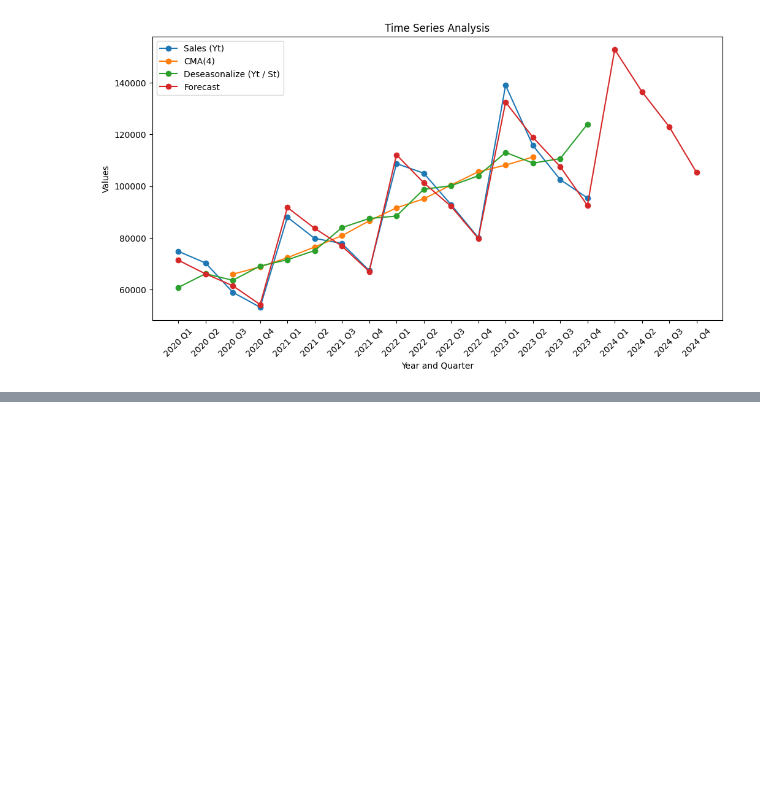
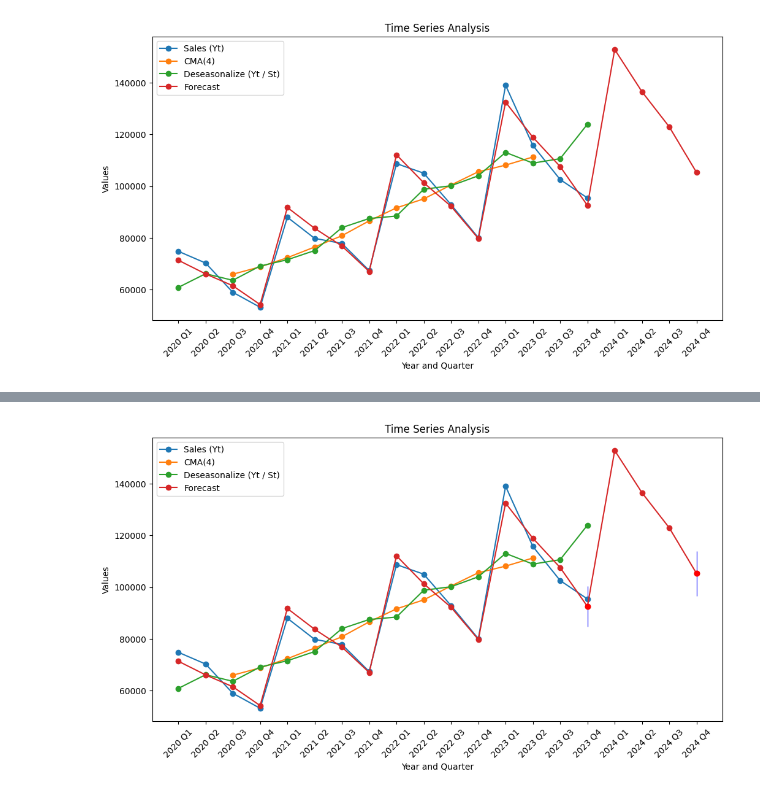
Before and after one commit to amkayhani/Statistics, a Jupyter notebook: Time_Series_Analysis.ipynb, the cells around one changed output, grey strips where cells are left out. Cells and saved outputs as stored; diff of their text form; code cells hidden in the pictures; blank space fills up the shorter version.

```diff
--- a/Time_Series_Analysis.ipynb
+++ b/Time_Series_Analysis.ipynb
@@ -582,0 +645,38 @@ plt.show()
+# %%
+import matplotlib.pyplot as plt
+
+# Assuming 'Year_Quarter' is a column in df that corresponds to 't'
+# Create a mapping from 't' values to 'Year_Quarter'
+time_to_quarter = dict(zip(df['t'], df['Year_Quarter']))
+
+# Set the figure size
+plt.figure(figsize=(12, 6))
+
+# Plot existing time series
+plt.plot(df['Year_Quarter'], df['Sales (Yt)'], marker='o', label='Sales (Yt)', linestyle='-')
+plt.plot(df['Year_Quarter'], df['CMA(4)'], marker='o', label='CMA(4)', linestyle='-')
+plt.plot(df['Year_Quarter'], df['Deseasonalize (Yt / St)'], marker='o', label='Deseasonalize (Yt / St)', linestyle='-')
+plt.plot(df['Year_Quarter'], df['Forecast'], marker='o', label='Forecast', linestyle='-')
+
+# Plot the point predictions and fill between the prediction intervals
+for time_value in time_values:
+    quarter = time_to_quarter[time_value]
+    prediction_row = prediction_table.loc[time_value]
+    plt.plot(quarter, prediction_row['Point_Prediction'], 'ro')  # Mark point prediction
+    plt.fill_between([quarter], prediction_row['Lower_Bound'], prediction_row['Upper_Bound'], color='blue', alpha=0.7)  # Fill between bounds
+
+# Adding title and labels
+plt.title('Time Series Analysis')
+plt.xlabel('Year and Quarter')
+plt.ylabel('Values')
+
+# Adding legend
+plt.legend()
+
+# Rotate X-axis labels for better readability
+plt.xticks(rotation=45)
+
+# Show the plot
+plt.show()
+# %% [output]
+[figure, added]
```
Also changed, not shown: parts of 2 cells of this notebook.
